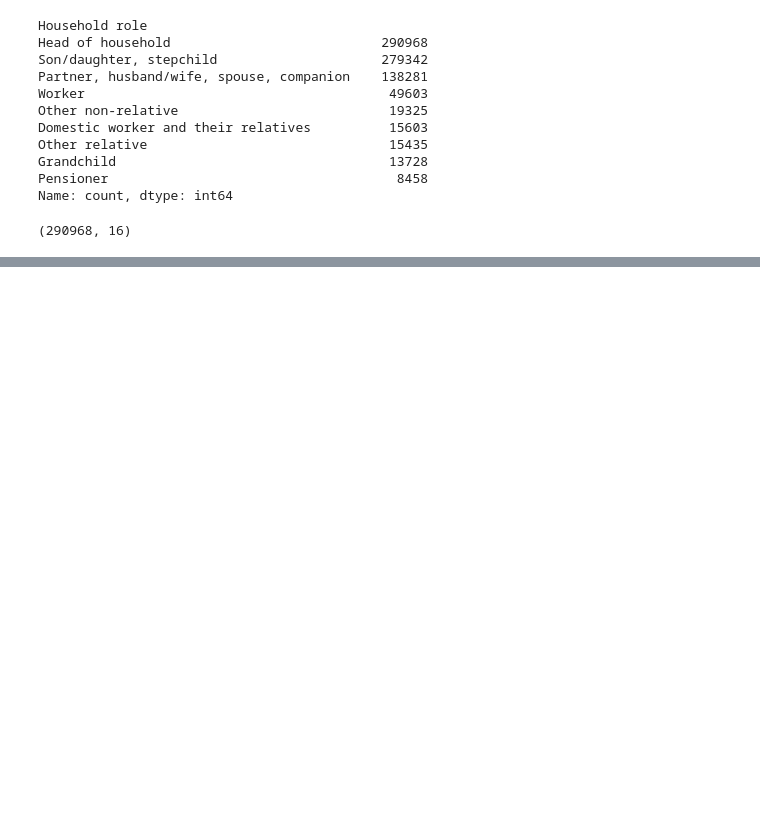
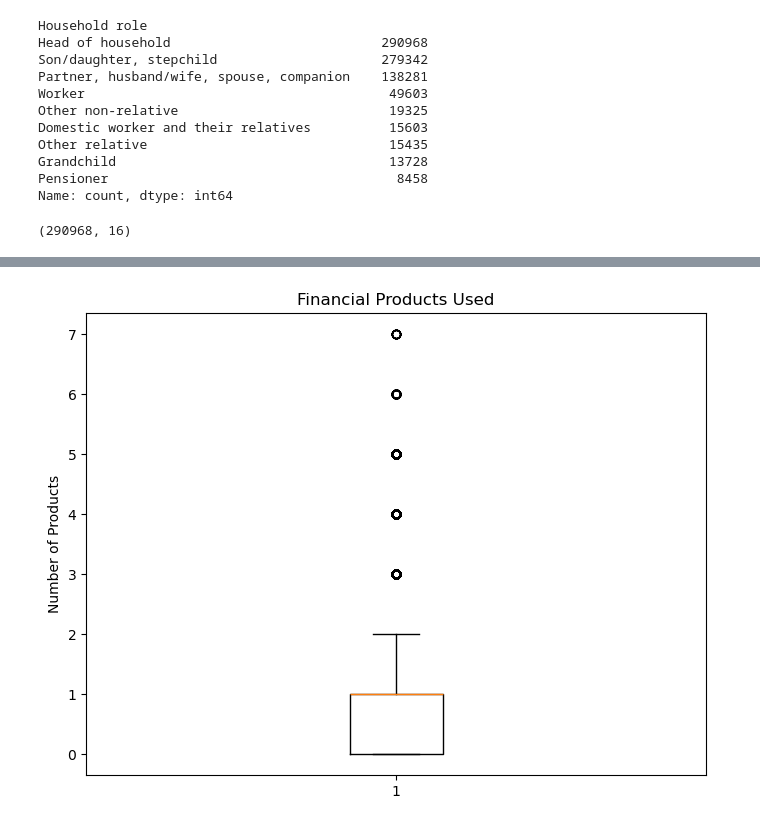
Before and after one commit to juaneacha/DataKind-Financial-Inclusion, a Jupyter notebook: Financial-Inclusion.ipynb, the cells around one changed output, grey strips where cells are left out. Cells and saved outputs as stored; diff of their text form; code cells hidden in the pictures; blank space fills up the shorter version.

```diff
--- a/Financial-Inclusion.ipynb
+++ b/Financial-Inclusion.ipynb
@@ -107,0 +131,18 @@ df['total_labor_income'] = tempIncome
+# %%
+#Creates a feature that counts the number of financial products
+numFinProducts = list()
+
+for row in range(0, len(df)):
+    count_yes = (df.iloc[row][0:7] == 'Yes').sum()
+    numFinProducts.append(count_yes)
+
+df['Financial Products Used'] = numFinProducts
+# %%
+#Financial Product Distribution Boxplot
+plt.figure(figsize=(8, 6))
+plt.boxplot(df['Financial Products Used'])
+plt.title('Financial Products Used')
+plt.ylabel('Number of Products')
+plt.show()
+# %% [output]
+[figure, added]
```
Also changed, not shown: parts of 10 cells of this notebook, 1 other file.
